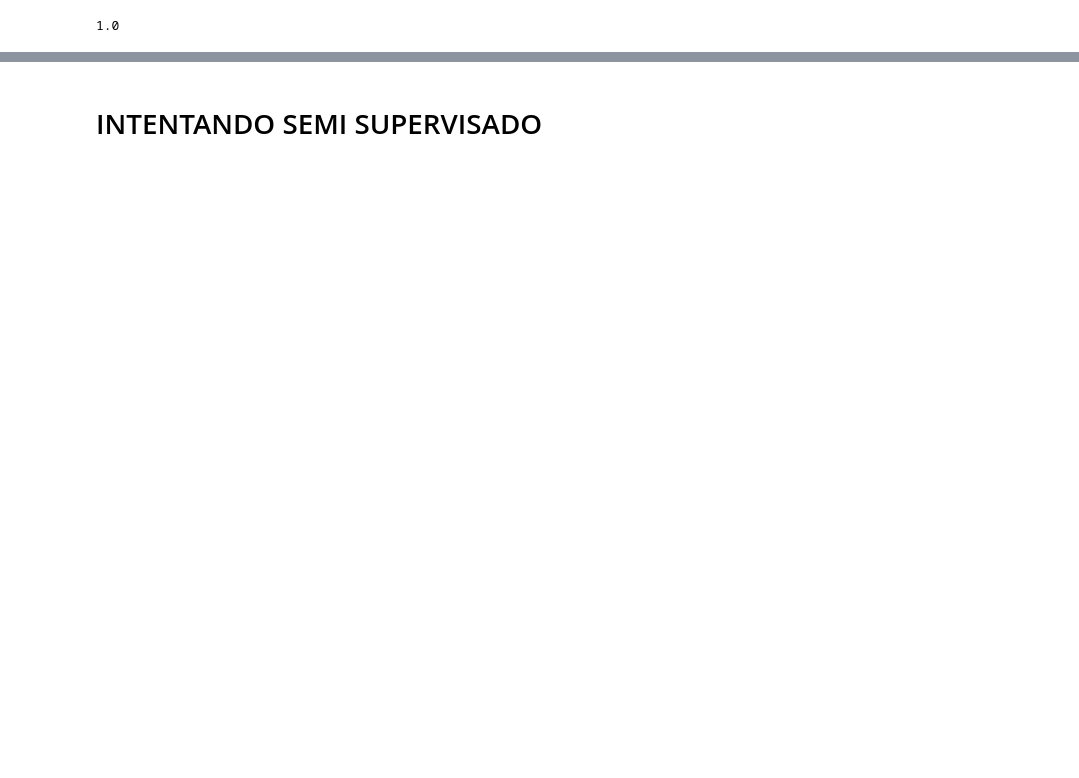
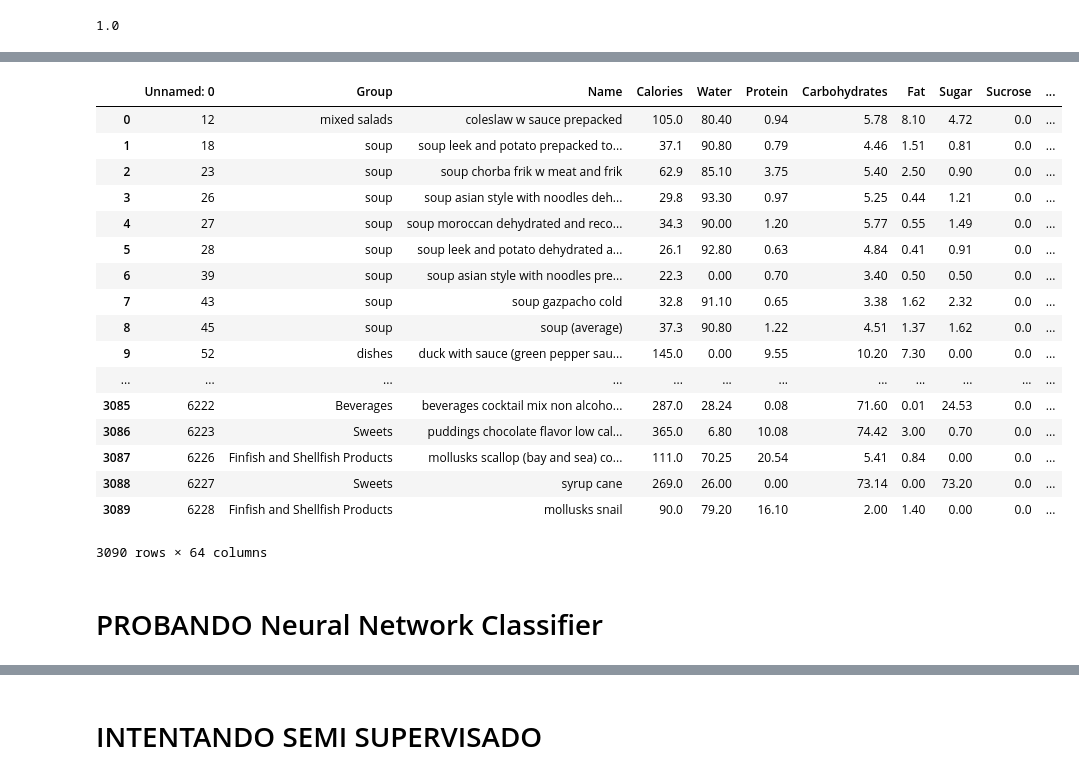
Before and after one commit to CMFV/FINAL_PROJECT, a Jupyter notebook: Clustering_data.ipynb, the cells around one changed output, grey strips where cells are left out. Saved outputs shown, nothing was run; the diff lists cells and outputs as text; code cells hidden in the pictures; blank space fills up the shorter version.

```diff
--- a/Clustering_data.ipynb
+++ b/Clustering_data.ipynb
@@ -151,0 +187,6 @@ metrics.auc(fpr, tpr)
+# %%
+
+labels= df_no_clas['Group']
+# %%
+encoder=preprocessing.LabelEncoder()
+df_no_clas['Group']=encoder.fit_transform(labels)
@@ -151,0 +203,2 @@ metrics.auc(fpr, tpr)
+# %%
+prediccion=randomforest.predict(df_no_clas)
@@ -151,0 +227,25 @@ metrics.auc(fpr, tpr)
+# %%
+df_no_clas0['ME_CLASSIFIED']=prediccion
+# %%
+df_no_clas0
+# %% [output]
+|  | Unnamed: 0 | Group | Name | Calories | Water | Protein | Carbohydrates | Fat | Sugar | Sucrose | ... |
+| 0 | 12 | mixed salads | coleslaw w sauce prepacked | 105.0 | 80.40 | 0.94 | 5.78 | 8.10 | 4.72 | 0.0 | ... |
+| 1 | 18 | soup | soup leek and potato prepacked to... | 37.1 | 90.80 | 0.79 | 4.46 | 1.51 | 0.81 | 0.0 | ... |
+| 2 | 23 | soup | soup chorba frik w meat and frik | 62.9 | 85.10 | 3.75 | 5.40 | 2.50 | 0.90 | 0.0 | ... |
+| 3 | 26 | soup | soup asian style with noodles deh... | 29.8 | 93.30 | 0.97 | 5.25 | 0.44 | 1.21 | 0.0 | ... |
+| 4 | 27 | soup | soup moroccan dehydrated and reco... | 34.3 | 90.00 | 1.20 | 5.77 | 0.55 | 1.49 | 0.0 | ... |
+| 5 | 28 | soup | soup leek and potato dehydrated a... | 26.1 | 92.80 | 0.63 | 4.84 | 0.41 | 0.91 | 0.0 | ... |
+| 6 | 39 | soup | soup asian style with noodles pre... | 22.3 | 0.00 | 0.70 | 3.40 | 0.50 | 0.50 | 0.0 | ... |
+| 7 | 43 | soup | soup gazpacho cold | 32.8 | 91.10 | 0.65 | 3.38 | 1.62 | 2.32 | 0.0 | ... |
+| 8 | 45 | soup | soup (average) | 37.3 | 90.80 | 1.22 | 4.51 | 1.37 | 1.62 | 0.0 | ... |
+| 9 | 52 | dishes | duck with sauce (green pepper sau... | 145.0 | 0.00 | 9.55 | 10.20 | 7.30 | 0.00 | 0.0 | ... |
+| ... | ... | ... | ... | ... | ... | ... | ... | ... | ... | ... | ... |
+| 3085 | 6222 | Beverages | beverages cocktail mix non alcoho... | 287.0 | 28.24 | 0.08 | 71.60 | 0.01 | 24.53 | 0.0 | ... |
+| 3086 | 6223 | Sweets | puddings chocolate flavor low cal... | 365.0 | 6.80 | 10.08 | 74.42 | 3.00 | 0.70 | 0.0 | ... |
+| 3087 | 6226 | Finfish and Shellfish Products | mollusks scallop (bay and sea) co... | 111.0 | 70.25 | 20.54 | 5.41 | 0.84 | 0.00 | 0.0 | ... |
+| 3088 | 6227 | Sweets | syrup cane | 269.0 | 26.00 | 0.00 | 73.14 | 0.00 | 73.20 | 0.0 | ... |
+| 3089 | 6228 | Finfish and Shellfish Products | mollusks snail | 90.0 | 79.20 | 16.10 | 2.00 | 1.40 | 0.00 | 0.0 | ... |
+3090 rows × 64 columns
+# %% [markdown]
+# PROBANDO Neural Network Classifier
```
Also changed, not shown: parts of 32 cells of this notebook, 2 other files.
